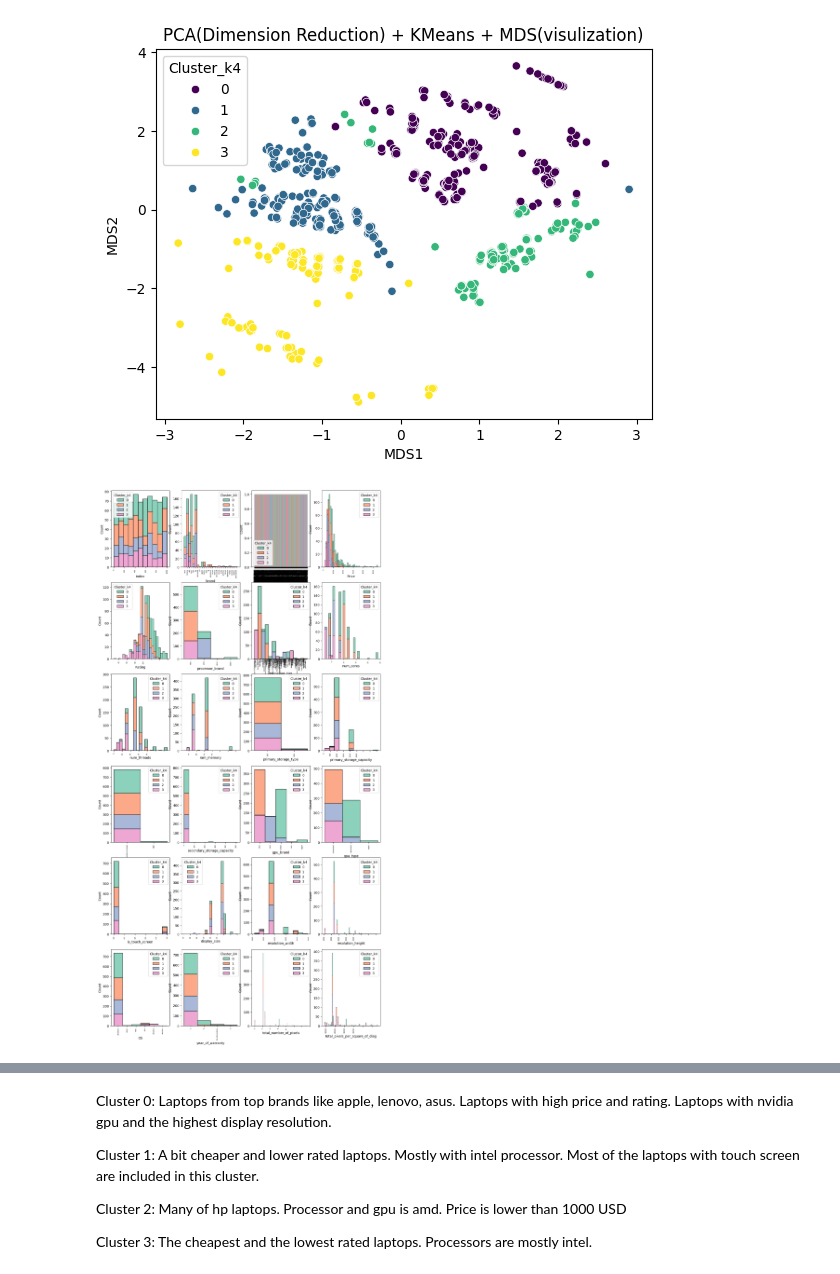
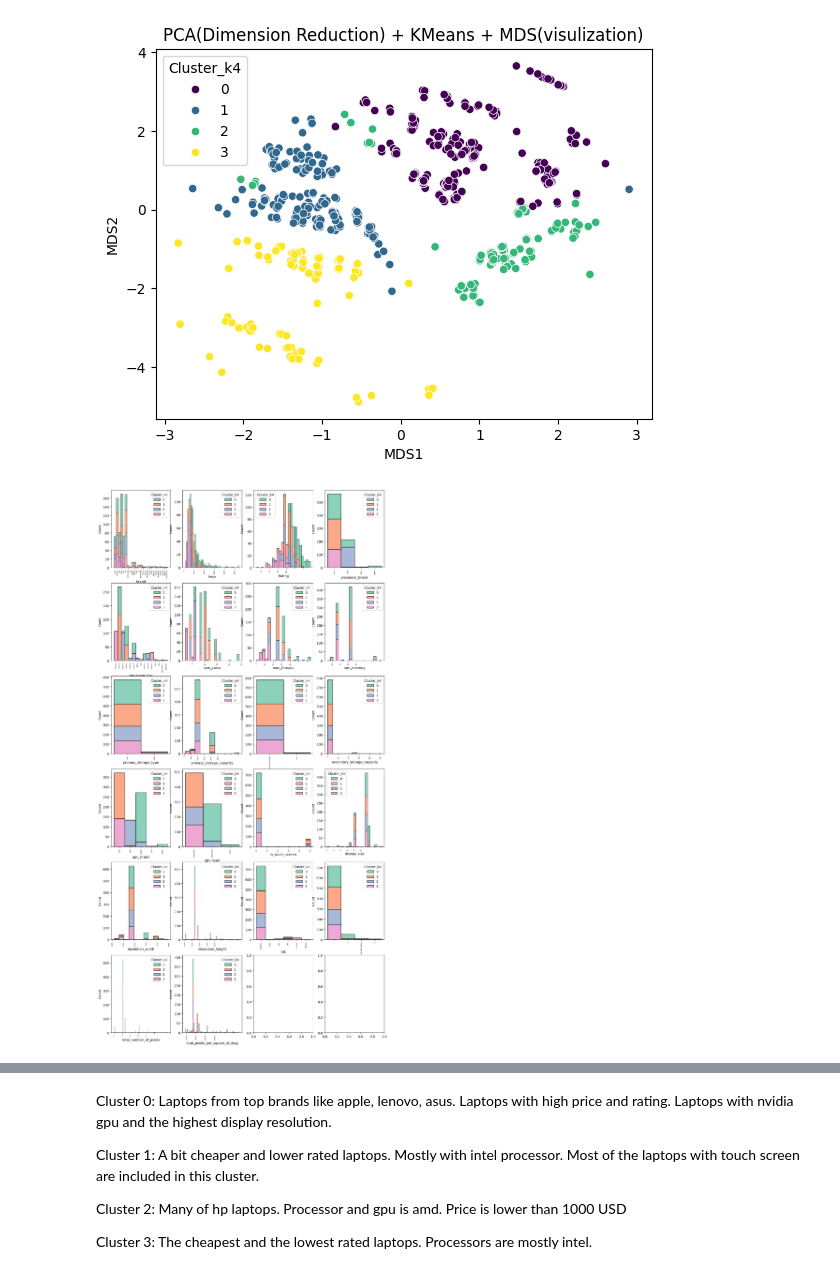
Before and after one commit to kateqwerty001/Laptops_Clustering, a Jupyter notebook: clustering/PCA_used_for_dimensionality_reduction.ipynb, the cells around one changed output, grey strips where cells are left out. Saved outputs shown, nothing was run; the diff lists cells and outputs as text; code cells hidden in the pictures.

```diff
--- a/clustering/PCA_used_for_dimensionality_reduction.ipynb
+++ b/clustering/PCA_used_for_dimensionality_reduction.ipynb
@@ -230,19 +238,19 @@ plt.show()
 # %%
 fig, axes = plt.subplots(6, 4, figsize=(15, 6 * 5))
 
 axes = axes.flatten()
 
 i=0
-
+data = data.drop(['index', 'Model'], axis = 1)
 for i, column in enumerate(data.columns):
     if column != 'Cluster_k4' :
         sns.histplot(data=data, x=column, hue="Cluster_k4", multiple="stack", ax=axes[i], palette='Set2')
         axes[i].set_xticklabels(axes[i].get_xticklabels(), rotation=90)
         axes[i].tick_params(axis='x', labelsize=5)
         axes[i].set_xlabel(column)
         i+=1
 # %% [output]
-[figure, old version]
+[figure, new version]
 # %%
 fig, axes = plt.subplots(4, 4, figsize=(15, 4 * 5))
 
```
Also changed, not shown: parts of 2 cells of this notebook.
